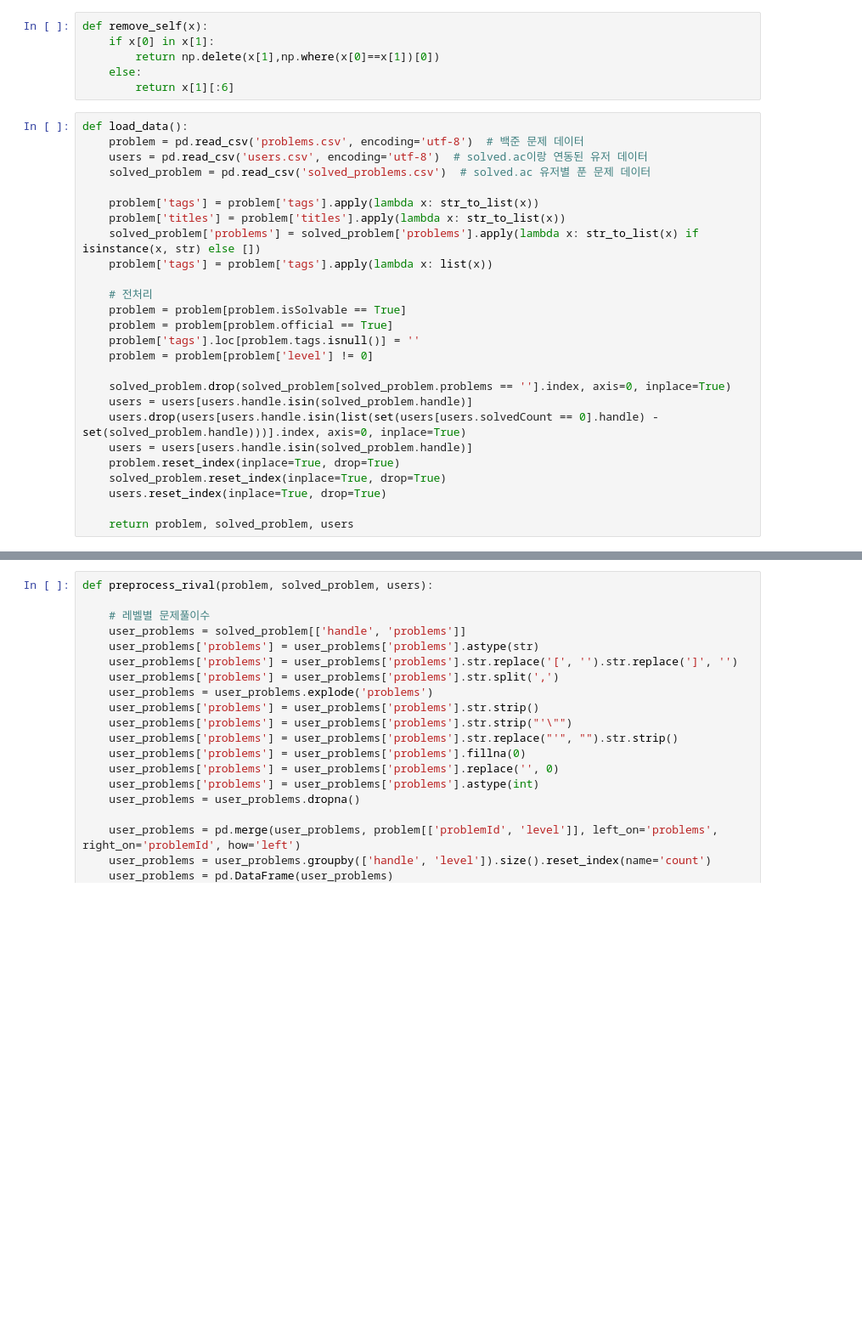
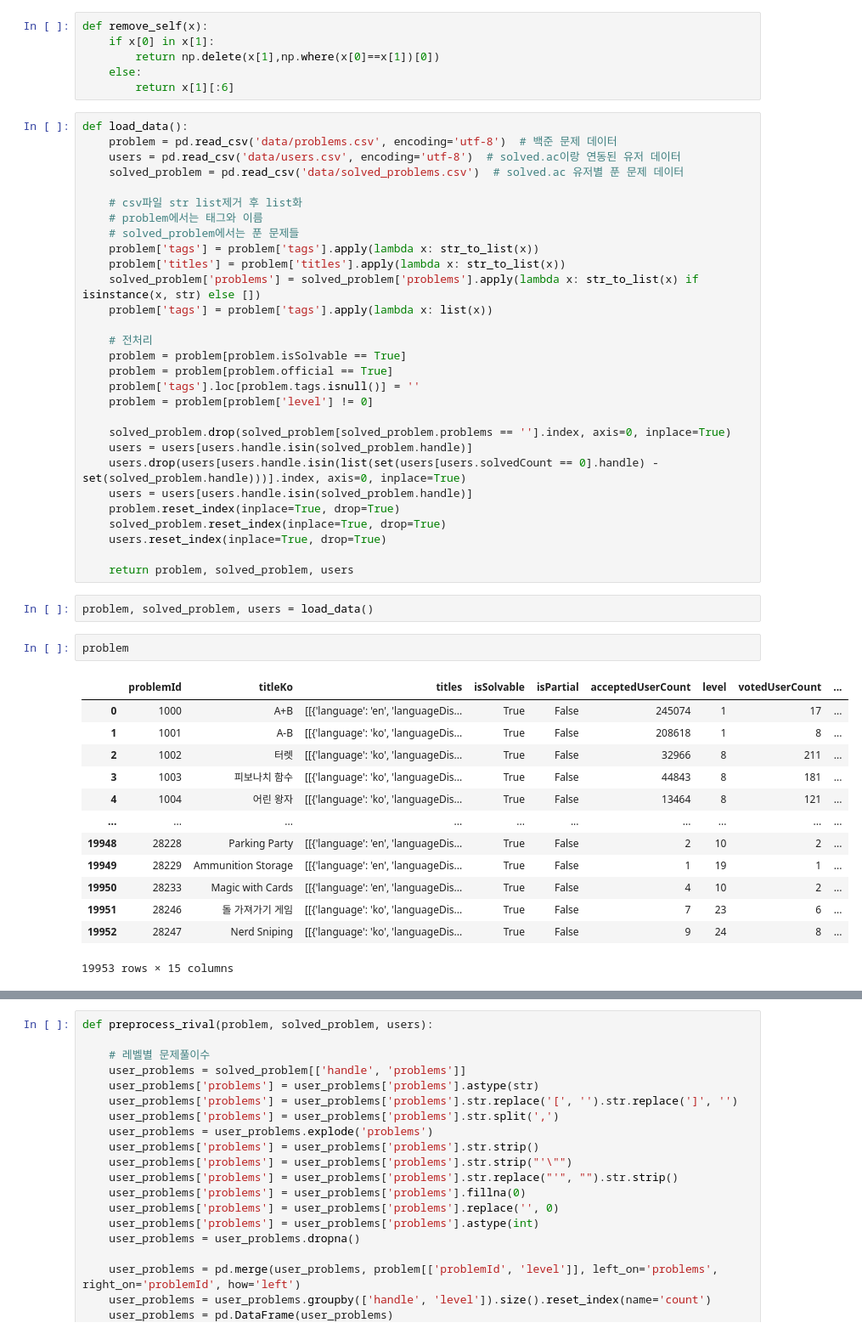
Before and after one commit to kyj098707/AIVLE_BIGPRJ, a Jupyter notebook: ai/armi/knn.ipynb, the cells around one changed output, grey strips where cells are left out. Shown at 85% size. Cells and saved outputs as stored; diff of their text form; blank space fills up the shorter version.

```diff
--- a/ai/armi/knn.ipynb
+++ b/ai/armi/knn.ipynb
@@ -19,10 +19,13 @@ def remove_self(x):
         return x[1][:6]
 # %%
 def load_data():
-    problem = pd.read_csv('problems.csv', encoding='utf-8')  # 백준 문제 데이터
-    users = pd.read_csv('users.csv', encoding='utf-8')  # solved.ac이랑 연동된 유저 데이터
-    solved_problem = pd.read_csv('solved_problems.csv')  # solved.ac 유저별 푼 문제 데이터
+    problem = pd.read_csv('data/problems.csv', encoding='utf-8')  # 백준 문제 데이터
+    users = pd.read_csv('data/users.csv', encoding='utf-8')  # solved.ac이랑 연동된 유저 데이터
+    solved_problem = pd.read_csv('data/solved_problems.csv')  # solved.ac 유저별 푼 문제 데이터
 
+    # csv파일 str list제거 후 list화
+    # problem에서는 태그와 이름
+    # solved_problem에서는 푼 문제들
     problem['tags'] = problem['tags'].apply(lambda x: str_to_list(x))
     problem['titles'] = problem['titles'].apply(lambda x: str_to_list(x))
     solved_problem['problems'] = solved_problem['problems'].apply(lambda x: str_to_list(x) if isinstance(x, str) else [])
@@ -43,3 +46,21 @@ def load_data():
     users.reset_index(inplace=True, drop=True)
 
     return problem, solved_problem, users
+# %%
+problem, solved_problem, users = load_data()
+# %%
+problem
+# %% [output]
+|  | problemId | titleKo | titles | isSolvable | isPartial | acceptedUserCount | level | votedUserCount | ... |
+| 0 | 1000 | A+B | [[{'language': 'en', 'languageDis... | True | False | 245074 | 1 | 17 | ... |
+| 1 | 1001 | A-B | [[{'language': 'ko', 'languageDis... | True | False | 208618 | 1 | 8 | ... |
+| 2 | 1002 | 터렛 | [[{'language': 'ko', 'languageDis... | True | False | 32966 | 8 | 211 | ... |
+| 3 | 1003 | 피보나치 함수 | [[{'language': 'ko', 'languageDis... | True | False | 44843 | 8 | 181 | ... |
+| 4 | 1004 | 어린 왕자 | [[{'language': 'ko', 'languageDis... | True | False | 13464 | 8 | 121 | ... |
+| ... | ... | ... | ... | ... | ... | ... | ... | ... | ... |
+| 19948 | 28228 | Parking Party | [[{'language': 'en', 'languageDis... | True | False | 2 | 10 | 2 | ... |
+| 19949 | 28229 | Ammunition Storage | [[{'language': 'en', 'languageDis... | True | False | 1 | 19 | 1 | ... |
+| 19950 | 28233 | Magic with Cards | [[{'language': 'en', 'languageDis... | True | False | 4 | 10 | 2 | ... |
+| 19951 | 28246 | 돌 가져가기 게임 | [[{'language': 'ko', 'languageDis... | True | False | 7 | 23 | 6 | ... |
+| 19952 | 28247 | Nerd Sniping | [[{'language': 'ko', 'languageDis... | True | False | 9 | 24 | 8 | ... |
+19953 rows × 15 columns
```
Also changed, not shown: parts of 20 cells of this notebook, 14 other files.
